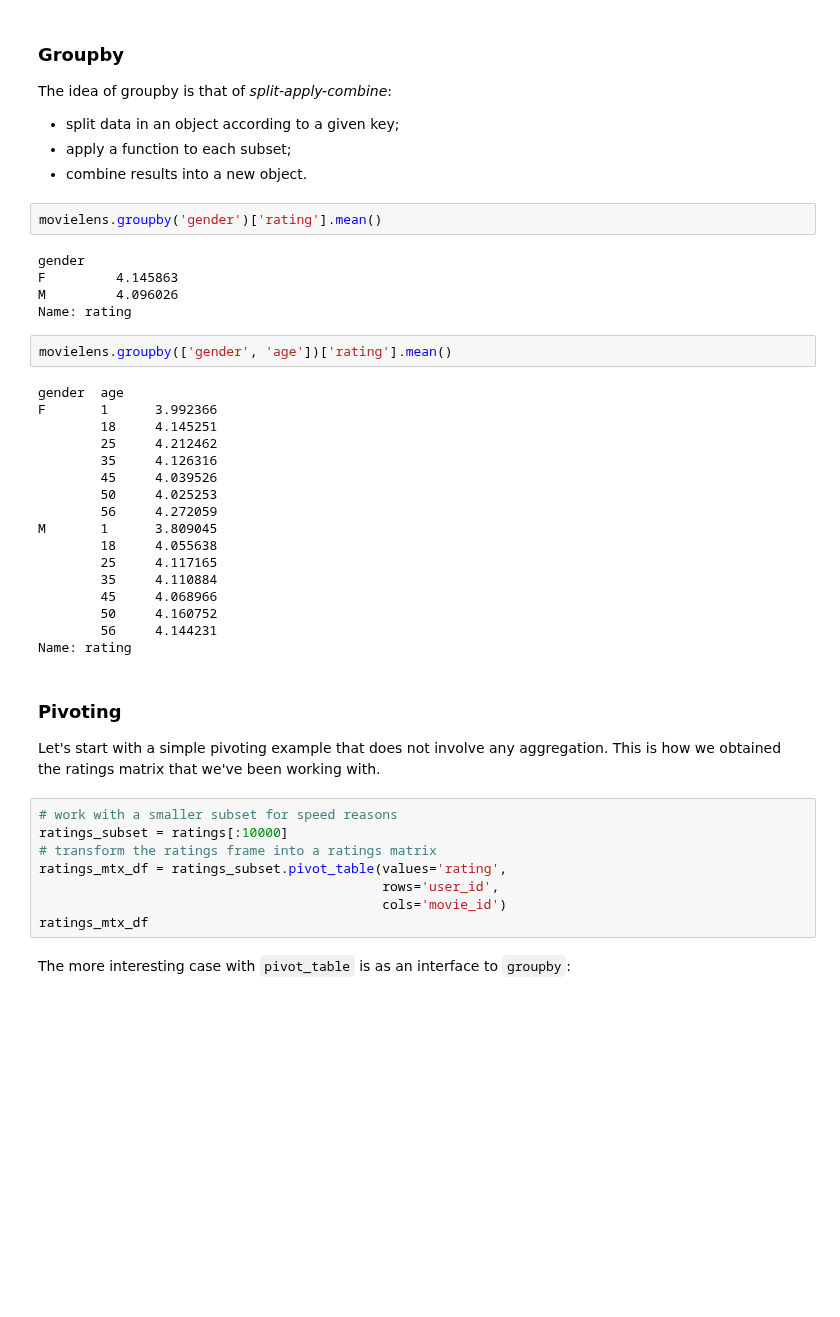
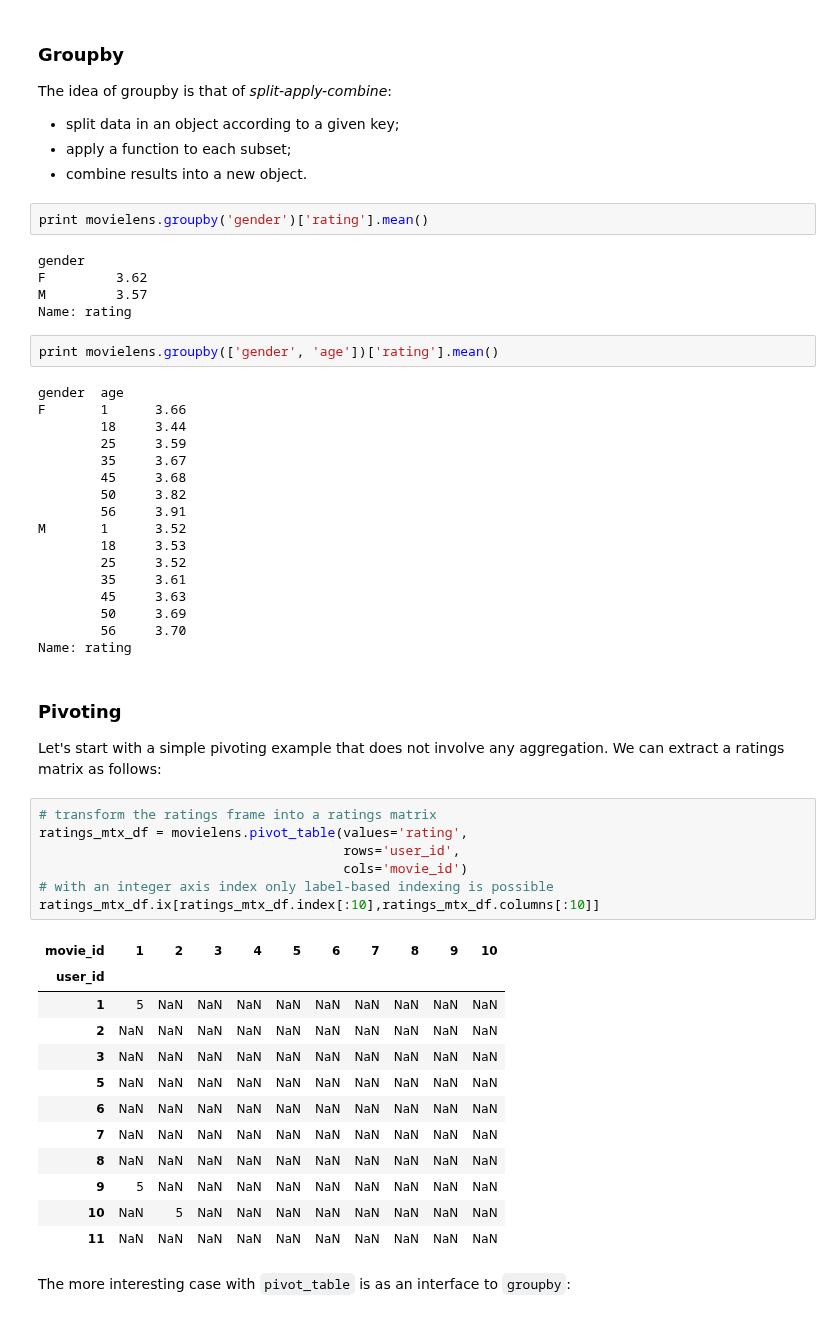
Before and after one commit to aurora1625/pycon2013, a Jupyter notebook: pycon.ipynb, the cells around one changed output. Saved outputs shown, nothing was run; the diff lists cells and outputs as text; blank space fills up the shorter version.

```diff
--- a/pycon.ipynb
+++ b/pycon.ipynb
@@ -1017,45 +1024,56 @@ The idea of groupby is that of *split-apply-combine*:
 - apply a function to each subset;
 - combine results into a new object.
 # %%
-movielens.groupby('gender')['rating'].mean()
+print movielens.groupby('gender')['rating'].mean()
 # %% [output]
 gender
-F         4.145863
-M         4.096026
+F         3.62
+M         3.57
 Name: rating
 # %%
-movielens.groupby(['gender', 'age'])['rating'].mean()
+print movielens.groupby(['gender', 'age'])['rating'].mean()
 # %% [output]
 gender  age
-F       1      3.992366
-        18     4.145251
-        25     4.212462
-        35     4.126316
-        45     4.039526
-        50     4.025253
-        56     4.272059
-M       1      3.809045
-        18     4.055638
-        25     4.117165
-        35     4.110884
-        45     4.068966
-        50     4.160752
-        56     4.144231
+F       1      3.66
+        18     3.44
+        25     3.59
+        35     3.67
+        45     3.68
+        50     3.82
+        56     3.91
+M       1      3.52
+        18     3.53
+        25     3.52
+        35     3.61
+        45     3.63
+        50     3.69
+        56     3.70
 Name: rating
 # %% [markdown]
 ### Pivoting
 
 Let's start with a simple pivoting example that does not involve any
-aggregation. This is how we obtained the ratings matrix that we've been working
-with.
+aggregation. We can extract a ratings matrix as follows:
 # %%
-# work with a smaller subset for speed reasons
-ratings_subset = ratings[:10000]
 # transform the ratings frame into a ratings matrix
-ratings_mtx_df = ratings_subset.pivot_table(values='rating',
-                                            rows='user_id',
-                                            cols='movie_id')
-ratings_mtx_df
+ratings_mtx_df = movielens.pivot_table(values='rating',
+                                       rows='user_id',
+                                       cols='movie_id')
+# with an integer axis index only label-based indexing is possible
+ratings_mtx_df.ix[ratings_mtx_df.index[:10],ratings_mtx_df.columns[:10]]
+# %% [output]
+| movie_id | 1 | 2 | 3 | 4 | 5 | 6 | 7 | 8 | 9 | 10 |
+| user_id |  |  |  |  |  |  |  |  |  |  |
+| 1 | 5 | NaN | NaN | NaN | NaN | NaN | NaN | NaN | NaN | NaN |
+| 2 | NaN | NaN | NaN | NaN | NaN | NaN | NaN | NaN | NaN | NaN |
+| 3 | NaN | NaN | NaN | NaN | NaN | NaN | NaN | NaN | NaN | NaN |
+| 5 | NaN | NaN | NaN | NaN | NaN | NaN | NaN | NaN | NaN | NaN |
+| 6 | NaN | NaN | NaN | NaN | NaN | NaN | NaN | NaN | NaN | NaN |
+| 7 | NaN | NaN | NaN | NaN | NaN | NaN | NaN | NaN | NaN | NaN |
+| 8 | NaN | NaN | NaN | NaN | NaN | NaN | NaN | NaN | NaN | NaN |
+| 9 | 5 | NaN | NaN | NaN | NaN | NaN | NaN | NaN | NaN | NaN |
+| 10 | NaN | 5 | NaN | NaN | NaN | NaN | NaN | NaN | NaN | NaN |
+| 11 | NaN | NaN | NaN | NaN | NaN | NaN | NaN | NaN | NaN | NaN |
 # %% [markdown]
 The more interesting case with `pivot_table` is as an interface to
 `groupby`:
```
Also changed, not shown: parts of 42 cells of this notebook.
